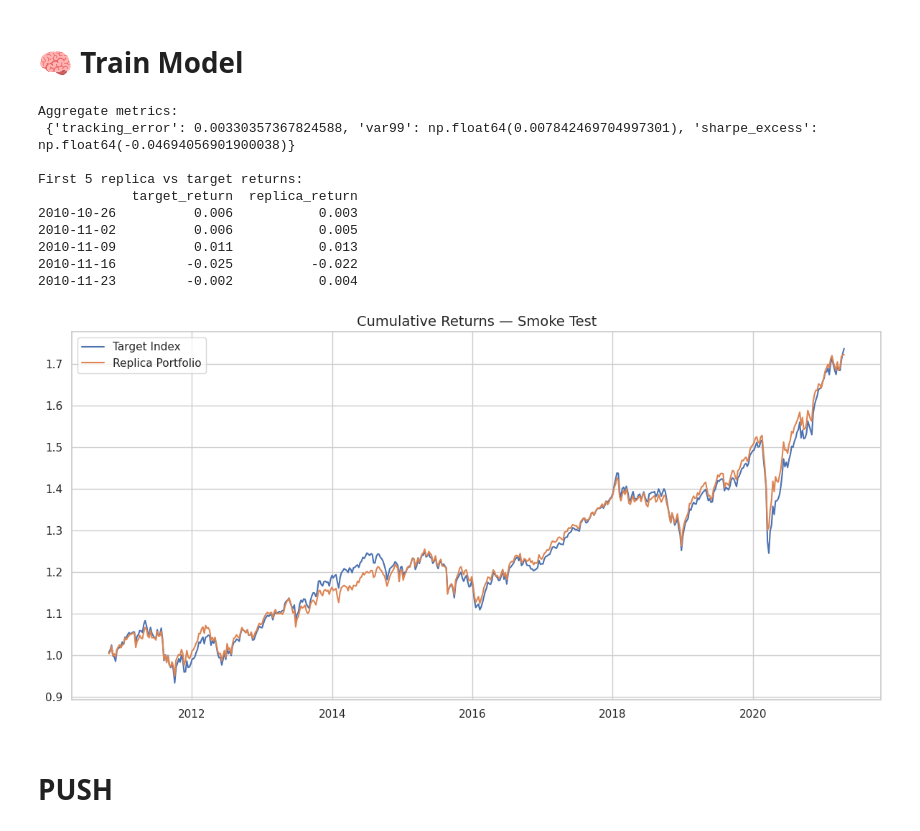
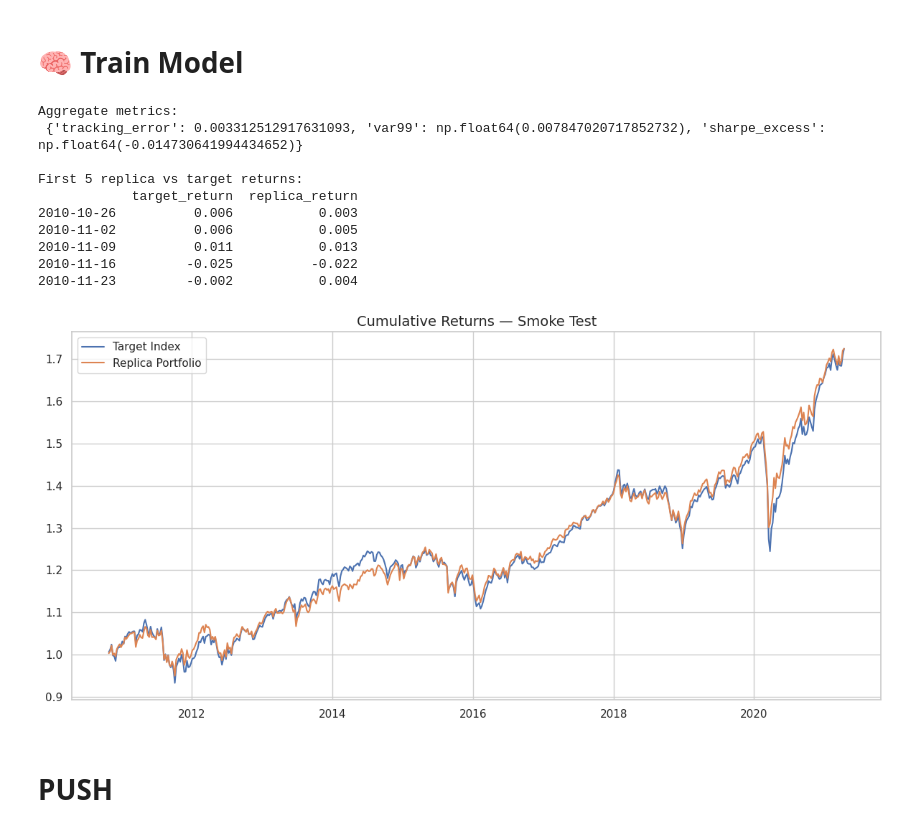
Before and after one commit to jacopo-raffaeli/portfolio-replica, a Jupyter notebook: notebooks/02_Model_Training.ipynb, the cells around one changed output. Drawn from its saved outputs; the diff is of its cells as text; code cells hidden in the pictures.

Commit message:
test: Train toy models

```diff
--- a/notebooks/02_Model_Training.ipynb
+++ b/notebooks/02_Model_Training.ipynb
@@ -284,7 +284,7 @@ def compute_index_returns(
             raise KeyError(f"Index weights refer to unknown columns: {missing}")
 
     # Compute simple returns
-    ret = df_idx[list(index_weights.keys())].pct_change().dropna()
+    ret = df_idx[list(index_weights.keys())].pct_change(fill_method=None).dropna()
 
     # Apply weights
     weighted = pd.DataFrame({col: ret[col] * weight
@@ -312,7 +312,7 @@ def compute_futures_returns(
     X : pd.DataFrame
         Futures returns DataFrame.
     """
-    X = df_fut.pct_change().dropna()
+    X = df_fut.pct_change(fill_method=None).dropna()
     return X
 
 def align_features_target(
@@ -554,57 +554,57 @@ X, y = prepare_X_y(df_indeces, df_futures)
 # 🧠 Train Model
 # %%
 from sklearn.preprocessing import StandardScaler
-from sklearn.linear_model import Ridge
+from sklearn.linear_model import Ridge, ElasticNet
 from sklearn.pipeline import Pipeline
 
 # Choose a simple build_model factory
-def build_ridge(alpha=1.0):
+def build_model(alpha=0.01, l1_ratio=0.0):
     return Pipeline([
         ("scaler", StandardScaler()),
-        ("regressor", Ridge(alpha=alpha))
+        ("regressor", ElasticNet(alpha=alpha, l1_ratio=l1_ratio))
     ])
 
 # Pick a splitter: sliding window, 52-week lookback, rebalance monthly (step=4)
-window, step = 156, 1
+window, step =156, 1
 splits = generate_backtest_splits(y, strategy="sliding", window_length=window, step_length=step)
 
 # Run the backtest simulation
 result = simulate_backtest(
     X, y,
     splitter=splits,
-    build_model=build_ridge,
-    model_params={"alpha": 1.0},
+    build_model=build_model,
+    model_params={"alpha": 0.010, "l1_ratio": 0.0},
     constraint_funcs=None
 )
 
 # Inspect the outputs
 print("Aggregate metrics:\n", result["aggregate_metrics"])
 print("\nFirst 5 replica vs target returns:")
 print(pd.concat([result["target_returns"], result["replica_returns"]], axis=1).head())
 
 # Plot cumulative returns to see how the replica tracks
 import matplotlib.pyplot as plt
 cum_target  = (1 + result["target_returns"]).cumprod()
 cum_replica = (1 + result["replica_returns"]).cumprod()
 
 plt.plot(cum_target, label="Target Index")
 plt.plot(cum_replica, label="Replica Portfolio")
 plt.title("Cumulative Returns — Smoke Test")
 plt.legend()
 plt.tight_layout()
 plt.show()
 # %% [output]
 Aggregate metrics:
- {'tracking_error': 0.00330357367824588, 'var99': np.float64(0.007842469704997301), 'sharpe_excess': np.float64(-0.04694056901900038)}
+ {'tracking_error': 0.003312512917631093, 'var99': np.float64(0.007847020717852732), 'sharpe_excess': np.float64(-0.014730641994434652)}
 
 First 5 replica vs target returns:
             target_return  replica_return
 2010-10-26          0.006           0.003
 2010-11-02          0.006           0.005
 2010-11-09          0.011           0.013
 2010-11-16         -0.025          -0.022
 2010-11-23         -0.002           0.004
-[figure, old version]
+[figure, new version]
 # %% [markdown]
 # PUSH
 # %%
```
